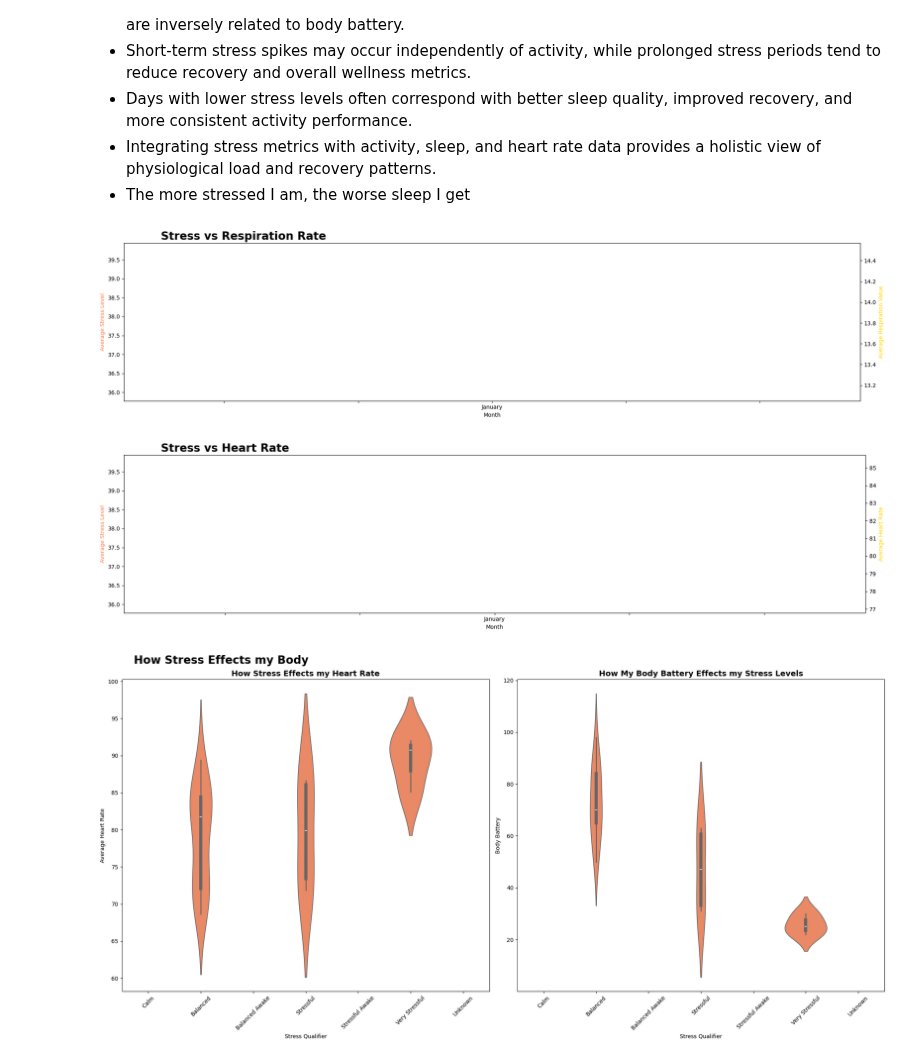
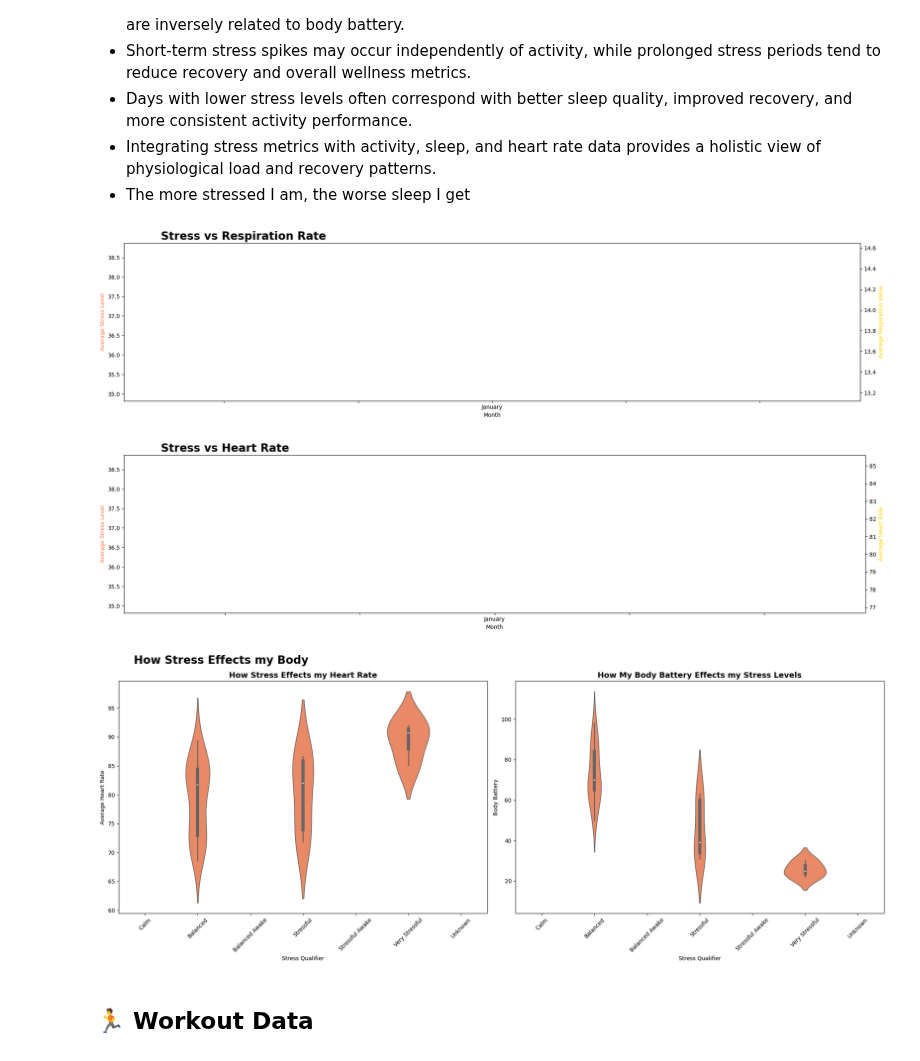
Before and after one commit to christophermagno/christophermagno, a Jupyter notebook: Projects/Personal Health Analysis/health_dataset_viz.ipynb, the cells around one changed output. Drawn from its saved outputs; the diff is of its cells as text; code cells hidden in the pictures.

```diff
--- a/Projects/Personal Health Analysis/health_dataset_viz.ipynb
+++ b/Projects/Personal Health Analysis/health_dataset_viz.ipynb
@@ -163,9 +172,16 @@ NEGATIVE_REF_COLOR = 'crimson'
 WORK_COLOR = 'red'
 NO_WORK_COLOR = 'royalblue'
 
+COLOR_THEME = 'coolwarm'
+
 # Chart Themes
 BAR_WIDTH = 0.3
 MAIN_LINE_WIDTH = 3
+
+FIG_SIZE = (20,8)
+FIG_SIZE_SMALL = (20,5)
+plt.rcParams['figure.figsize'] = FIG_SIZE
+
 
 # Title Themes
 TITLE_KKWARGS = {'fontsize': 20, 'fontweight': 'bold', 'ha': 'left', 'x': .05}
@@ -231,7 +247,7 @@ This visualization explores how Fitness Age relates to daily activity, exertion,
 Active hours show the most notable correlation with fitness age, with other factors contributing in secondary, yet important, ways.
 # %%
 def fitness_age_correlation(df, color=MAIN_COLOR):
-    fig, (ax1, ax2, ax3, ax4) = plt.subplots(nrows=1, ncols=4, figsize=(20, 5))
+    fig, (ax1, ax2, ax3, ax4) = plt.subplots(nrows=1, ncols=4, figsize=FIG_SIZE_SMALL)
     fig.suptitle(df.name, **TITLE_KKWARGS)
 
     sns.boxplot(df, x='Fitness Age', y='Highly Active Hours',  color=color, ax=ax1)
@@ -422,7 +438,7 @@ Steps Taken and Miles Walked measure overall daily movement and serve as core in
 * Analyzing both steps and distance helps distinguish between frequent short movements and sustained walking or hiking sessions.
 # %%
 # Steps and Miles
-fig, (ax1, ax2) = plt.subplots(2, 1, sharex=True, figsize=(20, 10), layout="constrained")
+fig, (ax1, ax2) = plt.subplots(2, 1, sharex=True, layout="constrained")
 fig.suptitle('Steps & Miles', **TITLE_KKWARGS)
 
 steps_values = grp_month['Total Steps'].mean()
@@ -474,7 +490,7 @@ plt.tight_layout()
 plt.show()
 
 # Steps & Miles Histogram
-fig, (ax1, ax2) = plt.subplots(1, 2,  sharey=True, figsize=(20, 5))
+fig, (ax1, ax2) = plt.subplots(1, 2,  sharey=True, figsize=(plt.rcParams['figure.figsize'][0], 5))
 fig.suptitle('Steps & Miles Dist.', **TITLE_KKWARGS)
 
 counts, bins, patches = ax1.hist(df_viz['Total Steps'], bins=15, color=NEUTRAL_COLOR)
@@ -676,9 +692,9 @@ Garmin estimates stress levels using heart rate variability (HRV) derived from o
 * Integrating stress metrics with activity, sleep, and heart rate data provides a holistic view of physiological load and recovery patterns.
 * The more stressed I am, the worse sleep I get
 # %%
-fix, ax1 = plt.subplots(figsize=[20,5])
+fix, ax1 = plt.subplots()
 
-grp_month['Average Stress Level'].mean().plot(color=MAIN_COLOR, ax=ax1)
+grp_month['Average Stress Level'].mean().plot(color=MAIN_COLOR, ax=ax1, figsize=FIG_SIZE_SMALL)
 ax1.set_ylabel('Average Stress Level', color=MAIN_COLOR)
 ax2 = ax1.twinx()
 grp_month['Avg Waking Respiration Value'].mean().plot(color=REF_COLOR, alpha=.75, ax=ax2)
@@ -687,40 +703,42 @@ plt.title('Stress vs Respiration Rate', **TITLE_KKWARGS)
 plt.tight_layout()
 plt.show()
 
-fix, ax1 = plt.subplots(figsize=[20,5])
-grp_month['Average Stress Level'].mean().plot(color=MAIN_COLOR, ax=ax1)
+fix, ax1 = plt.subplots()
+grp_month['Average Stress Level'].mean().plot(color=MAIN_COLOR, ax=ax1, figsize=FIG_SIZE_SMALL)
 ax1.set_ylabel('Average Stress Level', color=MAIN_COLOR)
 ax2 = ax1.twinx()
 grp_month['Average Heart Rate'].mean().plot(color=REF_COLOR, alpha=.75, ax=ax2)
 ax2.set_ylabel('Average Heart Rate', color=REF_COLOR)
 plt.title('Stress vs Heart Rate', **TITLE_KKWARGS)
 plt.tight_layout()
 plt.show()
 
 
-fig, (ax1, ax2) = plt.subplots(nrows=1, ncols=2, figsize=(20, 10))
+fig, (ax1, ax2) = plt.subplots(nrows=1, ncols=2)
 fig.suptitle('How Stress Effects my Body', **TITLE_KKWARGS)
 
 sns.violinplot(df_viz,
                x='Stress Qualifier',
                y='Average Heart Rate',
                color=MAIN_COLOR,
                order=['Calm', 'Balanced', 'Balanced Awake', 'Stressful', 'Stressful Awake', 'Very Stressful', 'Unknown'], ax=ax1)
 ax1.set_title('How Stress Effects my Heart Rate', **SUB_TITLE_KKWARGS)
 ax1.tick_params(axis='x', rotation=45)
 
 
 sns.violinplot(df_viz,
                x='Stress Qualifier',
                y='Body Battery',
                color=MAIN_COLOR,
                order=['Calm', 'Balanced', 'Balanced Awake', 'Stressful', 'Stressful Awake', 'Very Stressful', 'Unknown'], ax=ax2)
 ax2.set_title('How My Body Battery Effects my Stress Levels', **SUB_TITLE_KKWARGS)
 ax2.tick_params(axis='x', rotation=45)
 
 plt.tight_layout()
 plt.show()
 # %% [output]
-[figure, old version]
+[figure, new version]
 [figure]
-[figure, old version]
+[figure, new version]
+# %% [markdown]
+## 🏃 Workout Data
```
Also changed, not shown: parts of 13 cells of this notebook, 1 other file.
